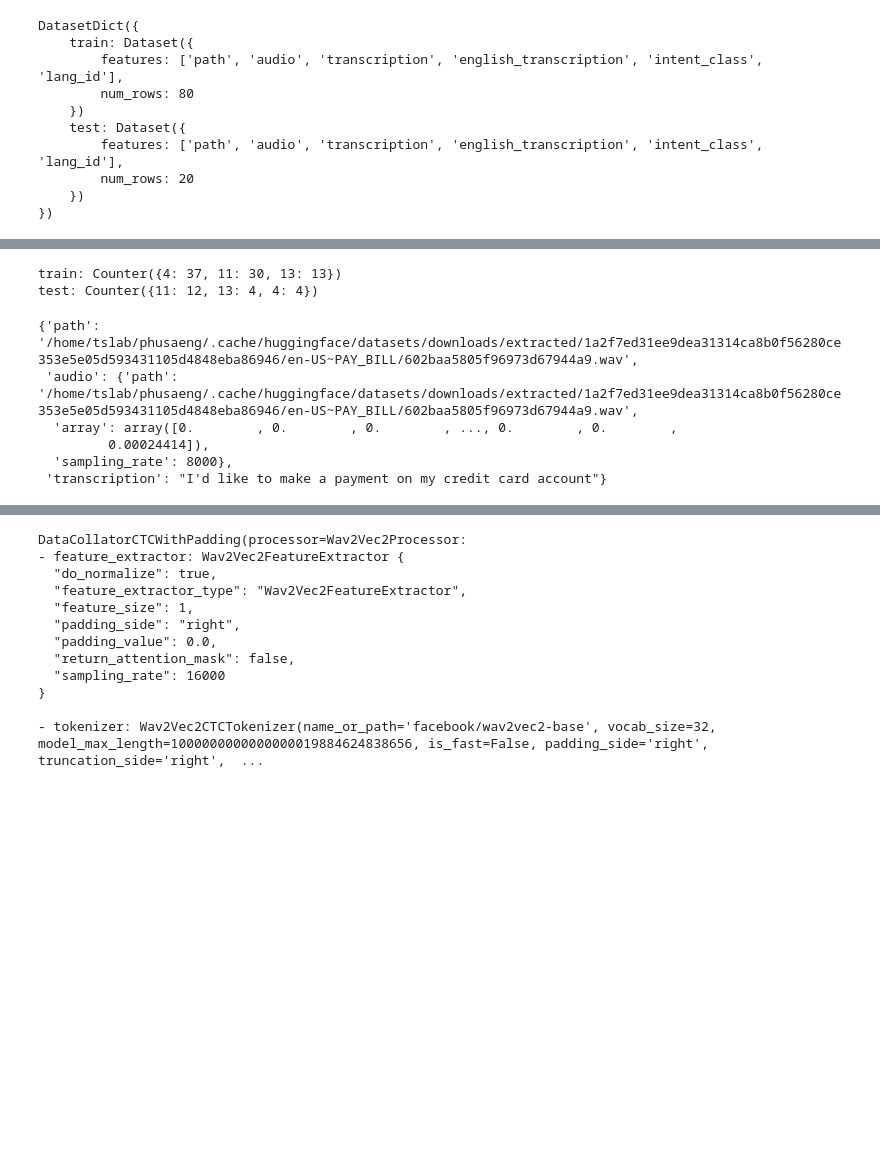
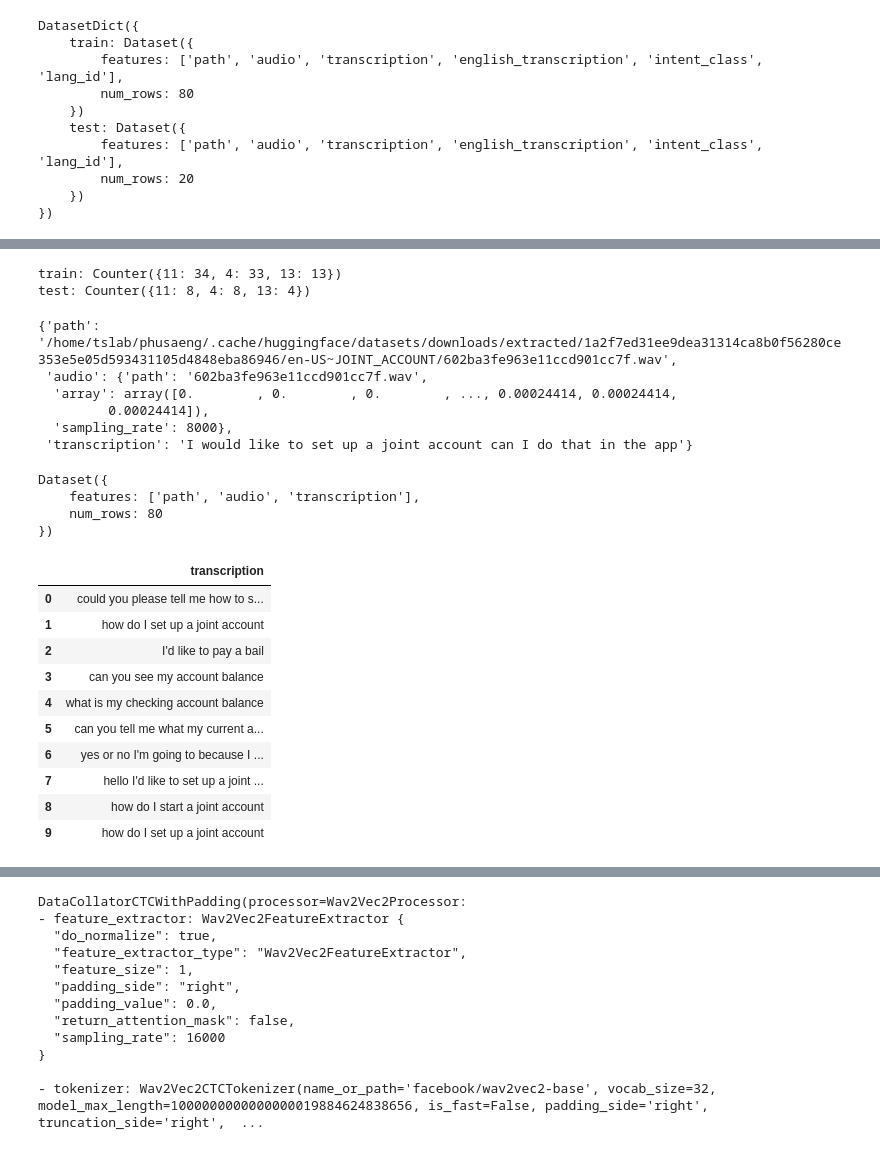
Before and after one commit to Phuriches/speech-tutorial, a Jupyter notebook: speech-to-text/stt.ipynb, the cells around one changed output, grey strips where cells are left out. Drawn from its saved outputs; the diff is of its cells as text; code cells hidden in the pictures; blank space fills up the shorter version.

```diff
--- a/speech-to-text/stt.ipynb
+++ b/speech-to-text/stt.ipynb
@@ -35,7 +33,8 @@ https://huggingface.co/docs/transformers/main/tasks/asr
 - Compare the transcriptions
 - Conclusion
 # %%
-from datasets import load_dataset, Audio
+from datasets import load_dataset, Audio, load_from_disk
 
-minds = load_dataset("PolyAI/minds14", name="en-US", split="train[:100]") # Dataset minds14 downloaded and prepared to /home/tslab/phusaeng/.cache/huggingface/datasets/PolyAI___minds14/en-US/1.0.0/65c7e0f3be79e18a6ffaf879a083daf706312d421ac90d25718459cbf3c42696. Subsequent calls will reuse this data.
+# minds = load_dataset("PolyAI/minds14", name="en-US", split="train[:100]") # Dataset minds14 downloaded and prepared to /home/tslab/phusaeng/.cache/huggingface/datasets/PolyAI___minds14/en-US/1.0.0/65c7e0f3be79e18a6ffaf879a083daf706312d421ac90d25718459cbf3c42696. Subsequent calls will reuse this data.
+minds = load_from_disk("minds14")
 # minds.save_to_disk("minds14")
@@ -93,8 +90,8 @@ for ds in data_set:
 print(f'train: {Counter(train_classes)}') # train: Counter({11: 35, 4: 33, 13: 12})
 print(f'test: {Counter(test_classes)}') # test: Counter({4: 8, 11: 7, 13: 5})
 # %% [output]
-train: Counter({4: 37, 11: 30, 13: 13})
-test: Counter({11: 12, 13: 4, 4: 4})
+train: Counter({11: 34, 4: 33, 13: 13})
+test: Counter({11: 8, 4: 8, 13: 4})
 # %%
 # load and preprocess the data
 # we don't need 'intent_class and 'lang_id' columns
@@ -104,9 +101,50 @@ test_set = minds['test']
 # %%
 test_set[0]
 # %% [output]
-{'path': '/home/tslab/phusaeng/.cache/huggingface/datasets/downloads/extracted/1a2f7ed31ee9dea31314ca8b0f56280ce353e5e05d593431105d4848eba86946/en-US~PAY_BILL/602baa5805f96973d67944a9.wav',
- 'audio': {'path': '/home/tslab/phusaeng/.cache/huggingface/datasets/downloads/extracted/1a2f7ed31ee9dea31314ca8b0f56280ce353e5e05d593431105d4848eba86946/en-US~PAY_BILL/602baa5805f96973d67944a9.wav',
-  'array': array([0.        , 0.        , 0.        , ..., 0.        , 0.        ,
+{'path': '/home/tslab/phusaeng/.cache/huggingface/datasets/downloads/extracted/1a2f7ed31ee9dea31314ca8b0f56280ce353e5e05d593431105d4848eba86946/en-US~JOINT_ACCOUNT/602ba3fe963e11ccd901cc7f.wav',
+ 'audio': {'path': '602ba3fe963e11ccd901cc7f.wav',
+  'array': array([0.        , 0.        , 0.        , ..., 0.00024414, 0.00024414,
          0.00024414]),
   'sampling_rate': 8000},
- 'transcription': "I'd like to make a payment on my credit card account"}
+ 'transcription': 'I would like to set up a joint account can I do that in the app'}
+# %%
+# Show random element
+import random
+import pandas as pd
+from IPython.display import display, HTML
+
+def show_random_elements(dataset, num_examples=10):
+    assert num_examples <= len(dataset), "Can't pick more elements than there are in the dataset."
+    picks = []
+    for _ in range(num_examples):
+        pick = random.randint(0, len(dataset
+                                     )-1)
+        while pick in picks:
+            pick = random.randint(0, len(dataset)-1)
+        picks.append(pick)
+
+    df = pd.DataFrame(dataset[picks])
+    display(HTML(df.to_html()))
+
+# show_random_elements(timit["train"].remove_columns(["file", "audio"]))
+# %%
+minds['train']
+# %% [output]
+Dataset({
+    features: ['path', 'audio', 'transcription'],
+    num_rows: 80
+})
+# %%
+show_random_elements(minds["train"].remove_columns(['path', 'audio']))
+# %% [output]
+|  | transcription |
+| 0 | could you please tell me how to s... |
+| 1 | how do I set up a joint account |
+| 2 | I'd like to pay a bail |
+| 3 | can you see my account balance |
+| 4 | what is my checking account balance |
+| 5 | can you tell me what my current a... |
+| 6 | yes or no I'm going to because I ... |
+| 7 | hello I'd like to set up a joint ... |
+| 8 | how do I start a joint account |
+| 9 | how do I set up a joint account |
```
Also changed, not shown: parts of 55 cells of this notebook.
